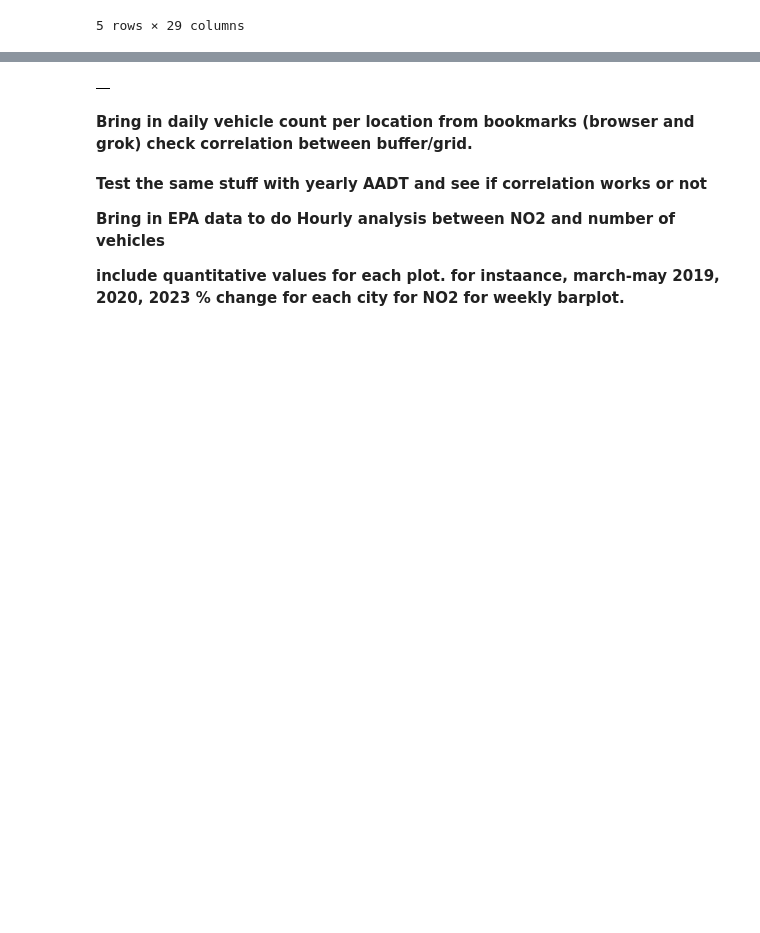
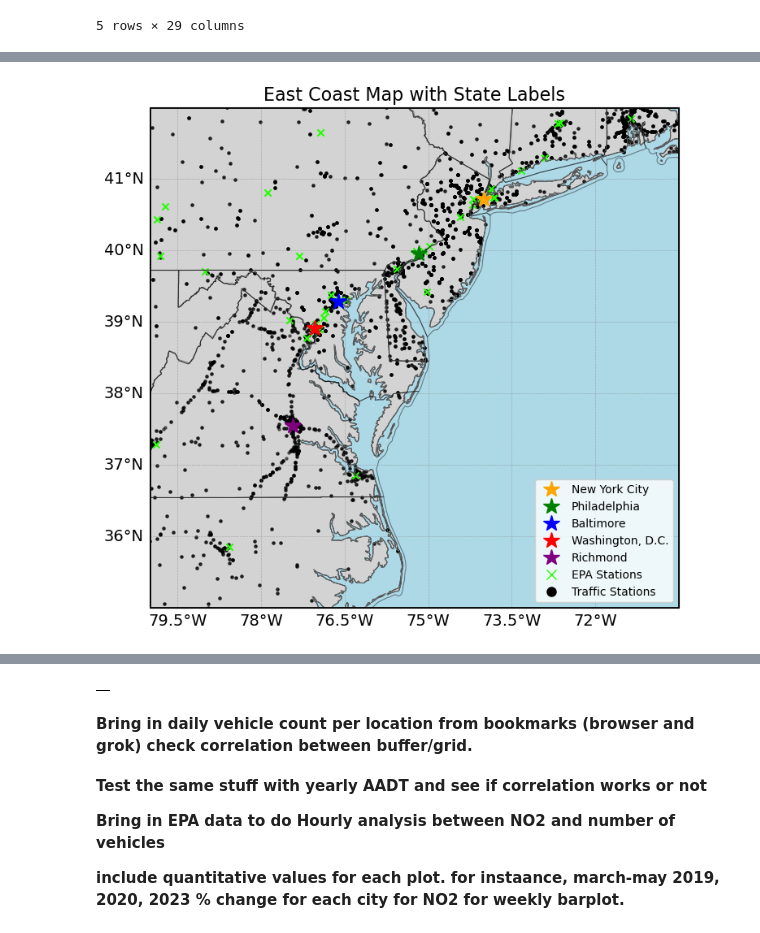
Before and after one commit to SujanNeupane42/NO2-vs-Traffic-Analysis-using-PySpark-and-GeoPandas, a Jupyter notebook: main_notebook.ipynb, the cells around one changed output, grey strips where cells are left out. Saved outputs shown, nothing was run; the diff lists cells and outputs as text; code cells hidden in the pictures; blank space fills up the shorter version.

```diff
--- a/main_notebook.ipynb
+++ b/main_notebook.ipynb
@@ -1523,0 +1532,63 @@ hourly_traffic_sum_accross_all_stations = traffic_df.groupby("")
+# %%
+epa_hourly_data = pd.read_parquet(r"C:\Users\neupa\Downloads\EPA_DATA\EPA_2020_HOURLY_NO2.parquet")
+# %%
+epa_hourly_data["Hour"] = epa_hourly_data["Time Local"].apply(lambda x: int(x.split(":")[0]))
+# %%
+epa_hourly_data_unique_sites = epa_hourly_data.groupby("Site Num").first().reset_index()
+epa_hourly_data_unique_sites = epa_hourly_data_unique_sites[["Site Num", "Latitude", "Longitude"]]
+epa_hourly_data_unique_sites["geometry"] = gpd.points_from_xy(epa_hourly_data_unique_sites["Longitude"], epa_hourly_data_unique_sites["Latitude"])
+epa_hourly_data_unique_sites = gpd.GeoDataFrame(epa_hourly_data_unique_sites, geometry="geometry", crs="EPSG:4326")
+epa_hourly_data_unique_sites = gpd.sjoin(epa_hourly_data_unique_sites, bounding_box, predicate="within")
+epa_hourly_data_unique_sites.reset_index(drop=True, inplace=True)
+# %%
+fig, ax = plt.subplots(figsize=(12, 8), subplot_kw={"projection": ccrs.PlateCarree()})
+ax.set_extent([min_lon, max_lon, min_lat, max_lat], crs=ccrs.PlateCarree())
+ax.add_feature(cfeature.LAND, facecolor='lightgray')
+ax.add_feature(cfeature.OCEAN, facecolor='lightblue')
+ax.add_feature(cfeature.COASTLINE, linewidth=0.8)
+ax.add_feature(cfeature.BORDERS, linestyle=':', linewidth=0.5)
+ax.add_feature(cfeature.STATES, edgecolor='gray', linewidth=0.5)
+gl = ax.gridlines(draw_labels=True, linewidth=0.5, color='gray', alpha=0.5, linestyle='--')
+gl.top_labels = False
+gl.right_labels = False
+
+# Plot Maryland boundary
+us_states.geometry.boundary.plot(ax=ax, color='black', linewidth=0.75, alpha=0.45, transform=ccrs.PlateCarree())
+bounding_box.geometry.boundary.plot(ax=ax, color='black', linewidth=2, alpha=1, transform=ccrs.PlateCarree())
+
+colors = ['blue', 'green', 'red', 'purple', 'orange']
+for color, (idx, row) in zip(colors, major_cities_points.iterrows()):
+    ax.plot(row.geometry.x, row.geometry.y, marker='*', markersize=15, color=color, alpha=1,
+            transform=ccrs.PlateCarree())
+
+from matplotlib.lines import Line2D
+city_handles = [
+    Line2D([0], [0], marker='*', linestyle='None', markerfacecolor='orange',
+              markeredgecolor='orange', label='New York City', markersize=15),
+
+    Line2D([0], [0], marker='*', linestyle='None', markerfacecolor='green',
+           markeredgecolor='green', label='Philadelphia', markersize=15),
+
+    Line2D([0], [0], marker='*', linestyle='None', markerfacecolor='blue',
+           markeredgecolor='blue', label='Baltimore', markersize=15),
+
+    Line2D([0], [0], marker='*', linestyle='None', markerfacecolor='red',
+           markeredgecolor='red', label='Washington, D.C.', markersize=15),
+    Line2D([0], [0], marker='*', linestyle='None', markerfacecolor='purple',
+           markeredgecolor='purple', label='Richmond', markersize=15),
+
+]
+station_data.plot(ax=ax, color='black', markersize=5, alpha=0.5, label="Traffic Stations")
+station_legend = Line2D([0], [0], marker='o', linestyle='None', markerfacecolor='black',
+                                          markeredgecolor='black', label='Traffic Stations', markersize=8)
+
+epa_hourly_data_unique_sites.plot(ax=ax, color='#22ff00', markersize=35, alpha=1, label="EPA Stations", marker="x")
+epa_legend = Line2D([0], [0], marker='x', linestyle='None', markerfacecolor='#22ff00',
+                                          markeredgecolor='#22ff00', label='EPA Stations', markersize=8)
+city_handles.append(epa_legend)
+city_handles.append(station_legend)
+ax.legend(handles=city_handles, loc='lower right', fontsize=10, frameon=True)
+plt.title("East Coast Map with State Labels", fontsize=16)
+plt.show()
+# %% [output]
+[figure, added]
```
Also changed, not shown: parts of 13 cells of this notebook.
